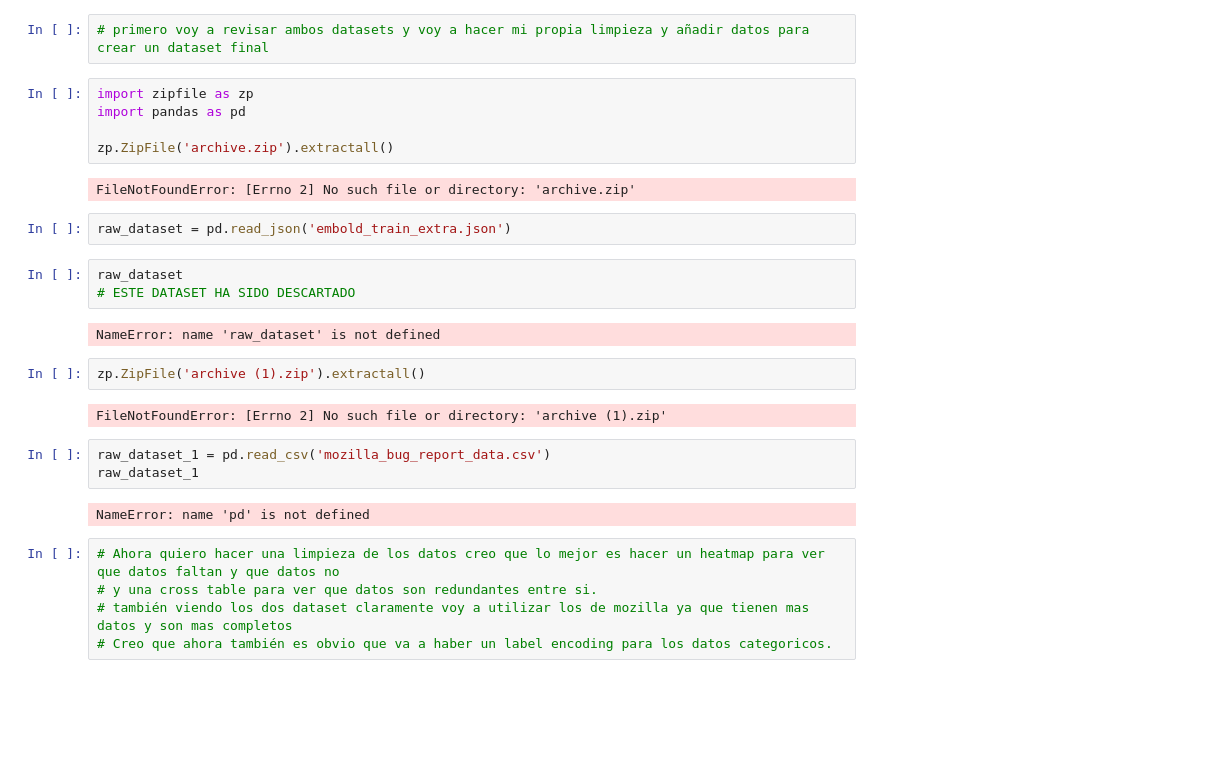
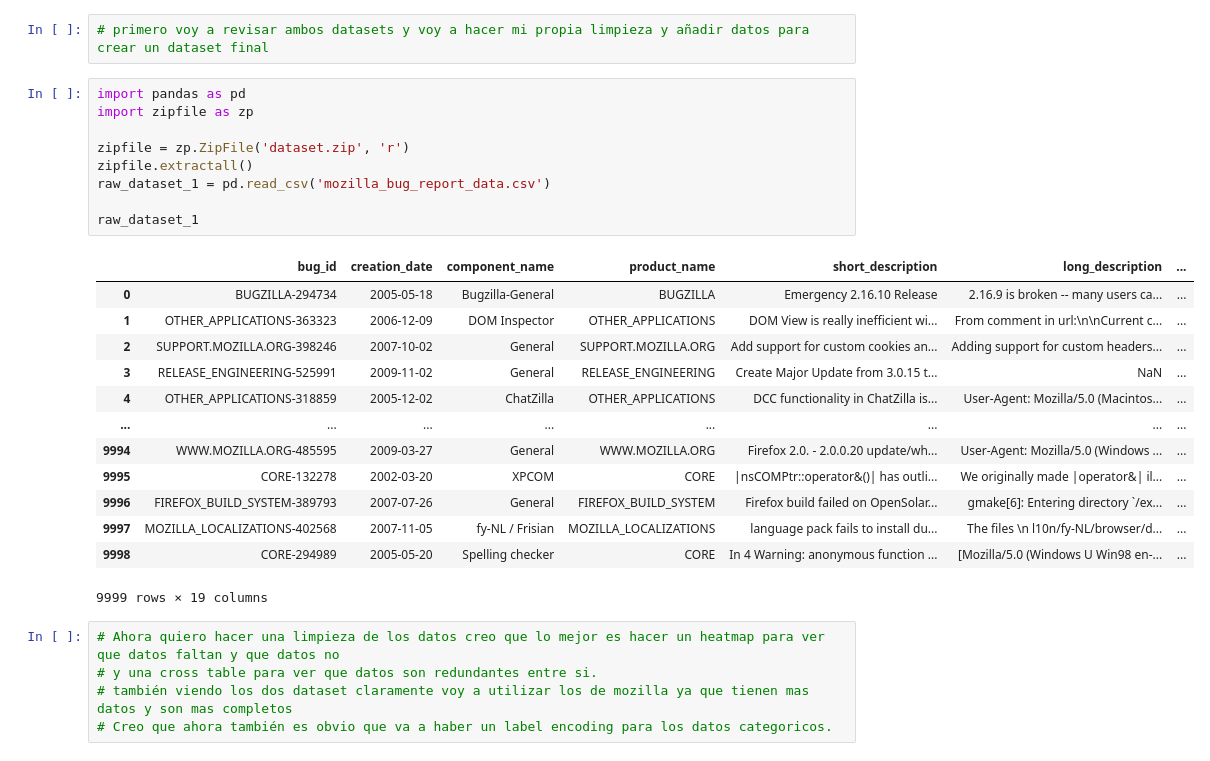
Before and after one commit to sheilaalamoalarcon/TimeOut, a Jupyter notebook: linearRegressionModel.ipynb, the cells around one changed output. Drawn from its saved outputs; the diff is of its cells as text; blank space fills up the shorter version.

Commit message:
feat: add dataset, cleaning data, add time data

```diff
--- a/linearRegressionModel.ipynb
+++ b/linearRegressionModel.ipynb
@@ -1,28 +1,28 @@
 # %%
 # primero voy a revisar ambos datasets y voy a hacer mi propia limpieza y añadir datos para crear un dataset final
 # %%
+import pandas as pd
 import zipfile as zp
-import pandas as pd
 
-zp.ZipFile('archive.zip').extractall()
+zipfile = zp.ZipFile('dataset.zip', 'r')
+zipfile.extractall()
+raw_dataset_1 = pd.read_csv('mozilla_bug_report_data.csv')
+
+raw_dataset_1
 # %% [output]
+|  | bug_id | creation_date | component_name | product_name | short_description | long_description | ... |
+| 0 | BUGZILLA-294734 | 2005-05-18 | Bugzilla-General | BUGZILLA | Emergency 2.16.10 Release | 2.16.9 is broken -- many users ca... | ... |
+| 1 | OTHER_APPLICATIONS-363323 | 2006-12-09 | DOM Inspector | OTHER_APPLICATIONS | DOM View is really inefficient wi... | From comment in url:\n\nCurrent c... | ... |
+| 2 | SUPPORT.MOZILLA.ORG-398246 | 2007-10-02 | General | SUPPORT.MOZILLA.ORG | Add support for custom cookies an... | Adding support for custom headers... | ... |
+| 3 | RELEASE_ENGINEERING-525991 | 2009-11-02 | General | RELEASE_ENGINEERING | Create Major Update from 3.0.15 t... | NaN | ... |
+| 4 | OTHER_APPLICATIONS-318859 | 2005-12-02 | ChatZilla | OTHER_APPLICATIONS | DCC functionality in ChatZilla is... | User-Agent: Mozilla/5.0 (Macintos... | ... |
+| ... | ... | ... | ... | ... | ... | ... | ... |
+| 9994 | WWW.MOZILLA.ORG-485595 | 2009-03-27 | General | WWW.MOZILLA.ORG | Firefox 2.0. - 2.0.0.20 update/wh... | User-Agent: Mozilla/5.0 (Windows ... | ... |
+| 9995 | CORE-132278 | 2002-03-20 | XPCOM | CORE | |nsCOMPtr::operator&()| has outli... | We originally made |operator&| il... | ... |
+| 9996 | FIREFOX_BUILD_SYSTEM-389793 | 2007-07-26 | General | FIREFOX_BUILD_SYSTEM | Firefox build failed on OpenSolar... | gmake[6]: Entering directory `/ex... | ... |
+| 9997 | MOZILLA_LOCALIZATIONS-402568 | 2007-11-05 | fy-NL / Frisian | MOZILLA_LOCALIZATIONS | language pack fails to install du... | The files \n l10n/fy-NL/browser/d... | ... |
+| 9998 | CORE-294989 | 2005-05-20 | Spelling checker | CORE | In 4 Warning: anonymous function ... | [Mozilla/5.0 (Windows U Win98 en-... | ... |
-FileNotFoundError: [Errno 2] No such file or directory: 'archive.zip'
+9999 rows × 19 columns
-# %%
-raw_dataset = pd.read_json('embold_train_extra.json')
-# %%
-raw_dataset
-# ESTE DATASET HA SIDO DESCARTADO
-# %% [output]
-NameError: name 'raw_dataset' is not defined
-# %%
-zp.ZipFile('archive (1).zip').extractall()
-# %% [output]
-FileNotFoundError: [Errno 2] No such file or directory: 'archive (1).zip'
-# %%
-raw_dataset_1 = pd.read_csv('mozilla_bug_report_data.csv')
-raw_dataset_1
-# %% [output]
-NameError: name 'pd' is not defined
 # %%
 # Ahora quiero hacer una limpieza de los datos creo que lo mejor es hacer un heatmap para ver que datos faltan y que datos no
 # y una cross table para ver que datos son redundantes entre si.
```
Also changed, not shown: parts of 6 cells of this notebook, 9 other files.
